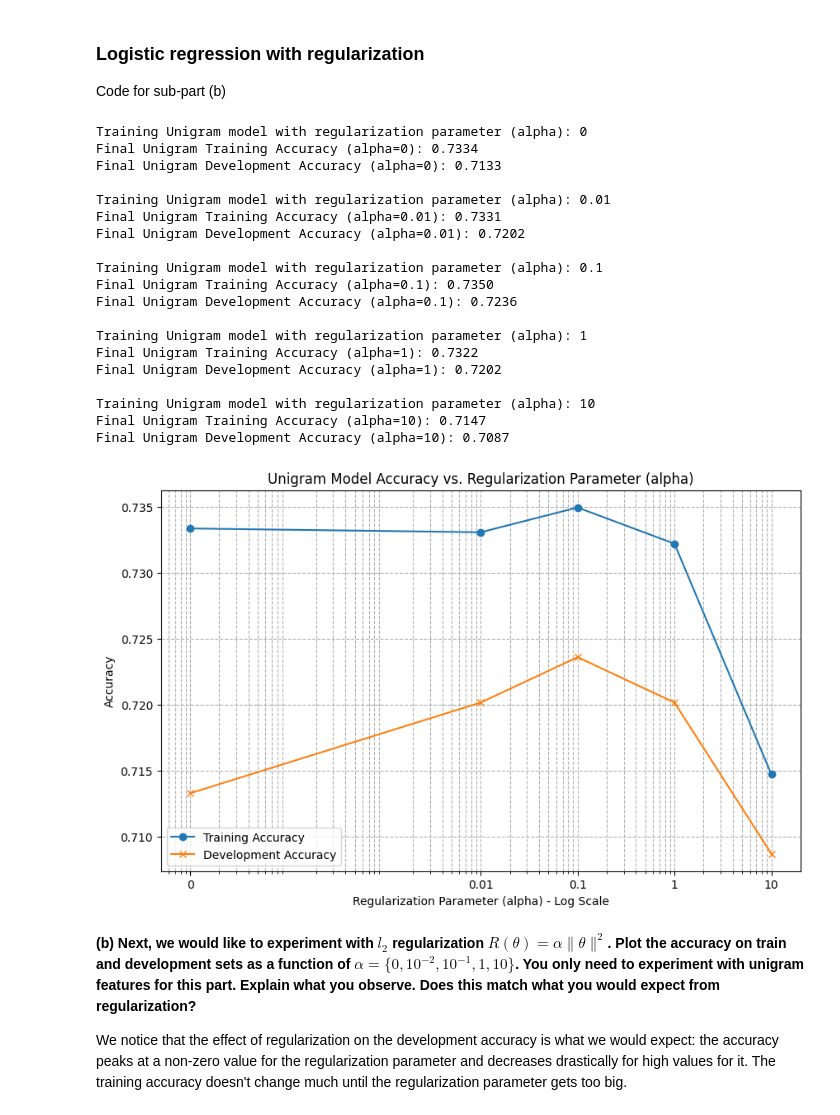
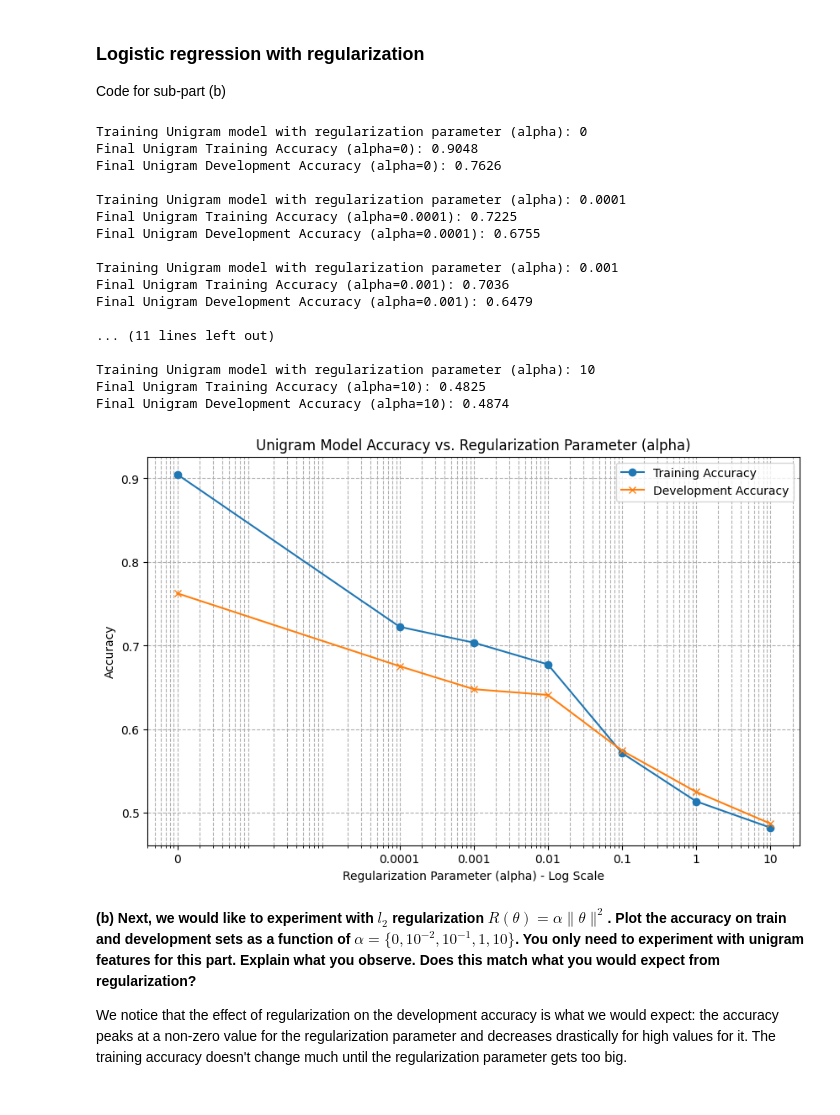
Before and after one commit to AndreiDragomir07/COS484_A1_P2, a Jupyter notebook: Andrei_Dragomir_A1P2_Classification_(COS484_S2026).ipynb, the cells around one changed output. Drawn from its saved outputs; the diff is of its cells as text; code cells hidden in the pictures.

```diff
--- a/Andrei_Dragomir_A1P2_Classification_(COS484_S2026).ipynb
+++ b/Andrei_Dragomir_A1P2_Classification_(COS484_S2026).ipynb
@@ -51,6 +51,7 @@ def load_dataset(url):
     lines = response.text.strip().split('\n')
 
     parsed_data = []
+    review_count = 0 # Initialize review counter
     for line in lines:
         if not line:  # Skip empty lines
             continue
@@ -68,10 +69,12 @@ def load_dataset(url):
             # Tokenize by whitespace. The text is already pre-tokenized by whitespace as per instructions.
             tokens = text_str.split()
             parsed_data.append((label, tokens))
+            review_count += 1 # Increment counter for each successfully parsed review
         except ValueError:
             # Skip lines where label is not an integer
             continue
 
+    print(f"Loaded {review_count} reviews from {url}") # Print the review count
     return parsed_data
 
 training_tokens = load_dataset("https://princeton-nlp.github.io/cos484/assignments/a1/train.txt")
@@ -352,9 +357,11 @@ class LogisticRegression:
         total_predictions = len(true_labels)
         return correct_predictions / total_predictions
 
-lr = 0.0001
-epochs = 1000
+# The hyperparameters that lead to the best performance of the model:
+lr = 0.01
+epochs = 1500
 
+# Training a unigram model:
 unigram_model = LogisticRegression(data_dim=unigram_vocab_size, reg_param=0,
           learning_rate=lr, training_tokens= training_unigram_features)
 
@@ -366,16 +373,16 @@ development_unigram_features = features.unigram_extraction(development_tokens)
 
 for epoch in range(epochs):
     # Perform SGD step
-    unigram_model.SGD_update(stochastic_perc=0.1)
+    unigram_model.SGD_update(stochastic_perc= 0.1)
 
     # Calculate and store accuracies
-    train_acc = unigram_model.accuracy(training_unigram_features)
-    dev_acc = unigram_model.accuracy(development_unigram_features)
-    unigram_train_accuracies.append(train_acc)
-    unigram_dev_accuracies.append(dev_acc)
+    # train_acc = unigram_model.accuracy(training_unigram_features)
+    # dev_acc = unigram_model.accuracy(development_unigram_features)
+    # unigram_train_accuracies.append(train_acc)
+    # unigram_dev_accuracies.append(dev_acc)
 
-    if (epoch + 1) % 100 == 0:
-       print(f"Unigram Epoch {epoch+1}/{epochs}, Train Accuracy: {train_acc:.4f}, Dev Accuracy: {dev_acc:.4f}")
+    # if (epoch + 1) % 100 == 0:
+    #    print(f"Unigram Epoch {epoch+1}/{epochs}, Train Accuracy: {train_acc:.4f}, Dev Accuracy: {dev_acc:.4f}")
 
 final_unigram_train_accuracy = unigram_model.accuracy(training_unigram_features)
 final_unigram_dev_accuracy = unigram_model.accuracy(development_unigram_features)
@@ -383,6 +390,8 @@ print(f"\nFinal Unigram Training Accuracy: {final_unigram_train_accuracy:.4f}")
 print(f"Final Unigram Development Accuracy: {final_unigram_dev_accuracy:.4f}")
 
 
+
+# Training a bigram model:
 bigram_model = LogisticRegression(data_dim=bigram_vocab_size, reg_param=0,
           learning_rate=lr, training_tokens= training_bigram_features)
 
@@ -394,16 +403,16 @@ development_bigram_features = features.bigram_extraction(development_tokens)
 
 for epoch in range(epochs):
     # Perform SGD step
-    bigram_model.SGD_update(stochastic_perc=0.1)
+    bigram_model.SGD_update(stochastic_perc= 0.1)
 
     # Calculate and store accuracies
-    train_acc = bigram_model.accuracy(training_bigram_features)
-    dev_acc = bigram_model.accuracy(development_bigram_features)
-    bigram_train_accuracies.append(train_acc)
-    bigram_dev_accuracies.append(dev_acc)
+    # train_acc = bigram_model.accuracy(training_bigram_features)
+    # dev_acc = bigram_model.accuracy(development_bigram_features)
+    # bigram_train_accuracies.append(train_acc)
+    # bigram_dev_accuracies.append(dev_acc)
 
-    if (epoch + 1) % 100 == 0:
-       print(f"Bigram Epoch {epoch+1}/{epochs}, Train Accuracy: {train_acc:.4f}, Dev Accuracy: {dev_acc:.4f}")
+    # if (epoch + 1) % 100 == 0:
+    #    print(f"Bigram Epoch {epoch+1}/{epochs}, Train Accuracy: {train_acc:.4f}, Dev Accuracy: {dev_acc:.4f}")
 
 final_bigram_train_accuracy = bigram_model.accuracy(training_bigram_features)
 final_bigram_dev_accuracy = bigram_model.accuracy(development_bigram_features)
@@ -448,7 +445,7 @@ Code for sub-part (b)
 # %%
 import matplotlib.pyplot as plt
 
-regularization_params = [0, 0.01, 0.1, 1, 10]
+regularization_params = [0, 0.0001, 0.001, 0.01, 0.1, 1, 10]
 unigram_train_accuracies_reg = []
 unigram_dev_accuracies_reg = []
 
@@ -464,48 +461,46 @@ for alpha in regularization_params:
     final_dev_acc = reg_unigram_model.accuracy(development_unigram_features)
 
     unigram_train_accuracies_reg.append(final_train_acc)
     unigram_dev_accuracies_reg.append(final_dev_acc)
 
     print(f"Final Unigram Training Accuracy (alpha={alpha}): {final_train_acc:.4f}")
     print(f"Final Unigram Development Accuracy (alpha={alpha}): {final_dev_acc:.4f}")
 
 # Prepare data for plotting: replace 0 with a small positive number for log scale
-plotting_reg_params = [p if p != 0 else 1e-5 for p in regularization_params]
+plotting_reg_params = [p if p != 0 else 1e-7 for p in regularization_params]
 
 plt.figure(figsize=(10, 6))
 plt.plot(plotting_reg_params, unigram_train_accuracies_reg, marker='o', label='Training Accuracy')
 plt.plot(plotting_reg_params, unigram_dev_accuracies_reg, marker='x', label='Development Accuracy')
 plt.xscale('log') # Set x-axis to logarithmic scale
 plt.title('Unigram Model Accuracy vs. Regularization Parameter (alpha)')
 plt.xlabel('Regularization Parameter (alpha) - Log Scale')
 plt.ylabel('Accuracy')
 
 # Set custom x-ticks to display original labels, including '0'
 plt.xticks(plotting_reg_params, labels=[str(p) for p in regularization_params])
 plt.grid(True, which="both", ls="--")
 plt.legend()
 plt.show()
 # %% [output]
 Training Unigram model with regularization parameter (alpha): 0
-Final Unigram Training Accuracy (alpha=0): 0.7334
-Final Unigram Development Accuracy (alpha=0): 0.7133
+Final Unigram Training Accuracy (alpha=0): 0.9048
+Final Unigram Development Accuracy (alpha=0): 0.7626
 
-Training Unigram model with regularization parameter (alpha): 0.01
-Final Unigram Training Accuracy (alpha=0.01): 0.7331
-Final Unigram Development Accuracy (alpha=0.01): 0.7202
+Training Unigram model with regularization parameter (alpha): 0.0001
+Final Unigram Training Accuracy (alpha=0.0001): 0.7225
+Final Unigram Development Accuracy (alpha=0.0001): 0.6755
 
-Training Unigram model with regularization parameter (alpha): 0.1
-Final Unigram Training Accuracy (alpha=0.1): 0.7350
-Final Unigram Development Accuracy (alpha=0.1): 0.7236
+Training Unigram model with regularization parameter (alpha): 0.001
+Final Unigram Training Accuracy (alpha=0.001): 0.7036
+Final Unigram Development Accuracy (alpha=0.001): 0.6479
 
-Training Unigram model with regularization parameter (alpha): 1
-Final Unigram Training Accuracy (alpha=1): 0.7322
-Final Unigram Development Accuracy (alpha=1): 0.7202
+... (11 lines left out)
 
 Training Unigram model with regularization parameter (alpha): 10
-Final Unigram Training Accuracy (alpha=10): 0.7147
-Final Unigram Development Accuracy (alpha=10): 0.7087
+Final Unigram Training Accuracy (alpha=10): 0.4825
+Final Unigram Development Accuracy (alpha=10): 0.4874
-[figure, old version]
+[figure, new version]
 # %% [markdown]
 **(b) Next, we would like to experiment with $l_2$ regularization $R(\theta) = \alpha\|\theta\|^2$. Plot the accuracy on train and development sets as a function of $\alpha = \{0, 10^{-2}, 10^{-1}, 1, 10\}$. You only need to experiment with unigram features for this part. Explain what you observe. Does this match what you would expect from regularization?**
 
```
Also changed, not shown: parts of 14 cells of this notebook.
